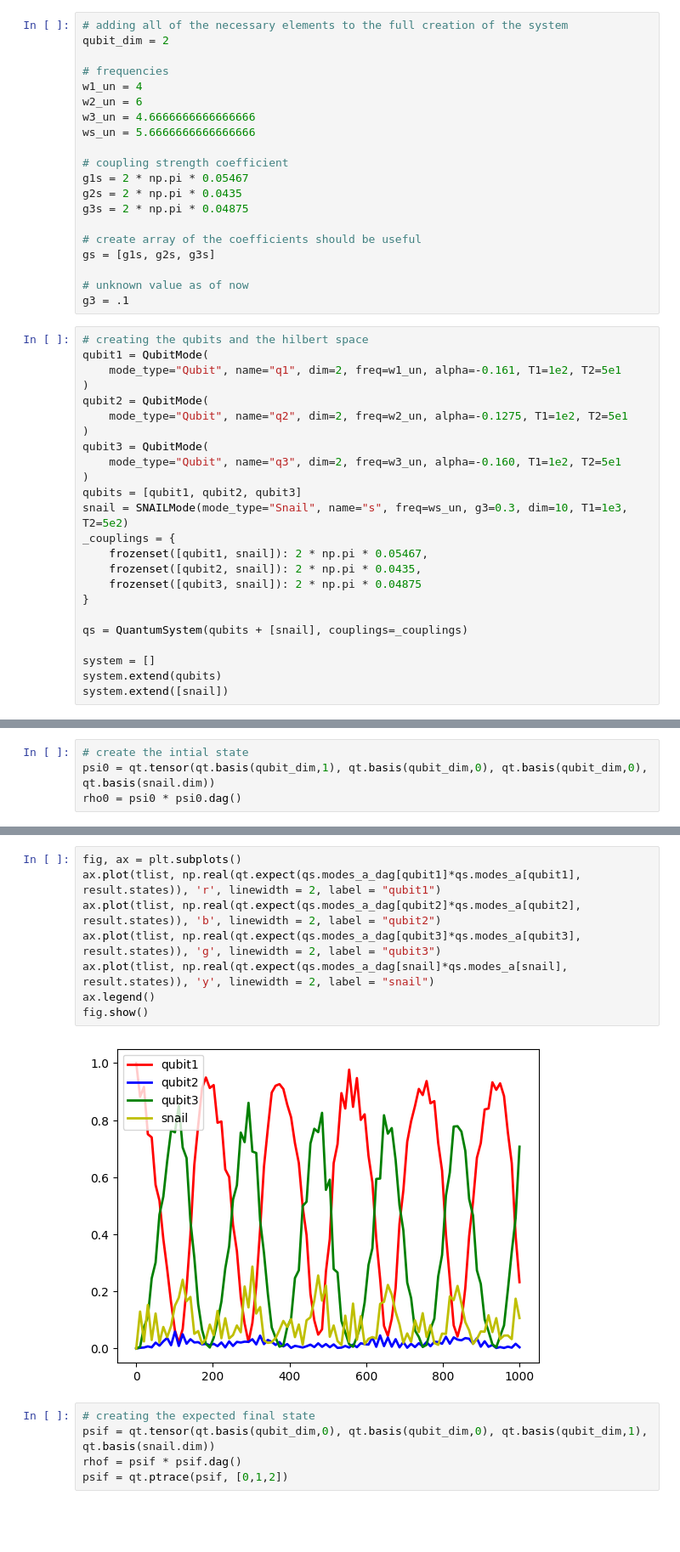
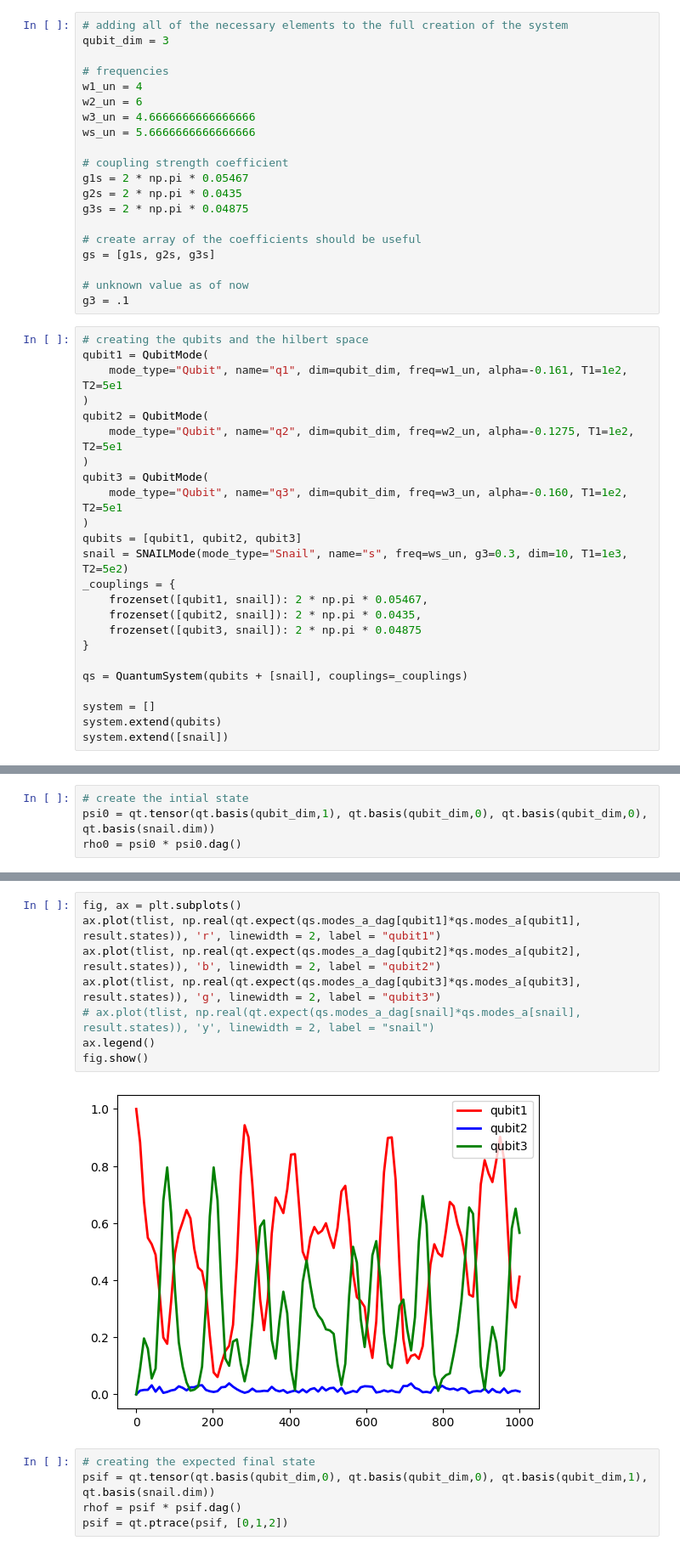
Before and after one commit to Pitt-JonesLab/quantum_logical, a Jupyter notebook: src/notebooks/error_correction/01_simulating_5_wave_mixing.ipynb, the cells around one changed output, grey strips where cells are left out. Shown at 85% size. Drawn from its saved outputs; the diff is of its cells as text; blank space fills up the shorter version.

```diff
--- a/src/notebooks/error_correction/01_simulating_5_wave_mixing.ipynb
+++ b/src/notebooks/error_correction/01_simulating_5_wave_mixing.ipynb
@@ -14,7 +15,7 @@ opts = Options(nsteps=1e6, atol=1e-8, rtol=1e-6)
 p_bar = qt.ui.TextProgressBar()  # None
 # %%
 # adding all of the necessary elements to the full creation of the system
-qubit_dim = 2
+qubit_dim = 3
 
 # frequencies
 w1_un = 4
@@ -35,13 +36,13 @@ g3 = .1
 # %%
 # creating the qubits and the hilbert space
 qubit1 = QubitMode(
-    mode_type="Qubit", name="q1", dim=2, freq=w1_un, alpha=-0.161, T1=1e2, T2=5e1
+    mode_type="Qubit", name="q1", dim=qubit_dim, freq=w1_un, alpha=-0.161, T1=1e2, T2=5e1
 )
 qubit2 = QubitMode(
-    mode_type="Qubit", name="q2", dim=2, freq=w2_un, alpha=-0.1275, T1=1e2, T2=5e1
+    mode_type="Qubit", name="q2", dim=qubit_dim, freq=w2_un, alpha=-0.1275, T1=1e2, T2=5e1
 )
 qubit3 = QubitMode(
-    mode_type="Qubit", name="q3", dim=2, freq=w3_un, alpha=-0.160, T1=1e2, T2=5e1
+    mode_type="Qubit", name="q3", dim=qubit_dim, freq=w3_un, alpha=-0.160, T1=1e2, T2=5e1
 )
 qubits = [qubit1, qubit2, qubit3]
 snail = SNAILMode(mode_type="Snail", name="s", freq=ws_un, g3=0.3, dim=10, T1=1e3, T2=5e2)
@@ -138,13 +141,13 @@ Total run time:   2.98s
 # %%
 fig, ax = plt.subplots()
 ax.plot(tlist, np.real(qt.expect(qs.modes_a_dag[qubit1]*qs.modes_a[qubit1], result.states)), 'r', linewidth = 2, label = "qubit1")
 ax.plot(tlist, np.real(qt.expect(qs.modes_a_dag[qubit2]*qs.modes_a[qubit2], result.states)), 'b', linewidth = 2, label = "qubit2")
 ax.plot(tlist, np.real(qt.expect(qs.modes_a_dag[qubit3]*qs.modes_a[qubit3], result.states)), 'g', linewidth = 2, label = "qubit3")
-ax.plot(tlist, np.real(qt.expect(qs.modes_a_dag[snail]*qs.modes_a[snail], result.states)), 'y', linewidth = 2, label = "snail")
+# ax.plot(tlist, np.real(qt.expect(qs.modes_a_dag[snail]*qs.modes_a[snail], result.states)), 'y', linewidth = 2, label = "snail")
 ax.legend()
 fig.show()
 # %% [output]
-[figure, old version]
+[figure, new version]
 # %%
 # creating the expected final state
 psif = qt.tensor(qt.basis(qubit_dim,0), qt.basis(qubit_dim,0), qt.basis(qubit_dim,1), qt.basis(snail.dim))
```
Also changed, not shown: parts of 2 cells of this notebook, 1 other file.
